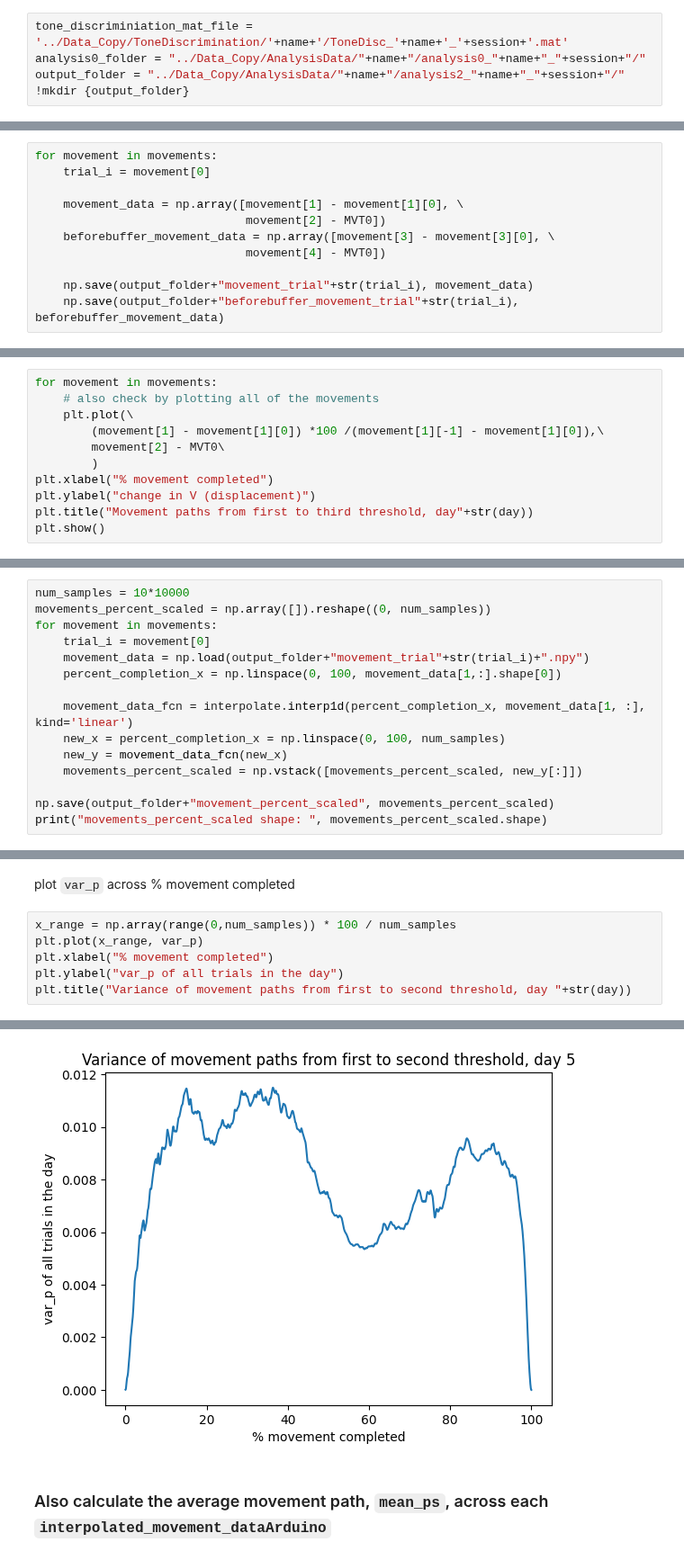
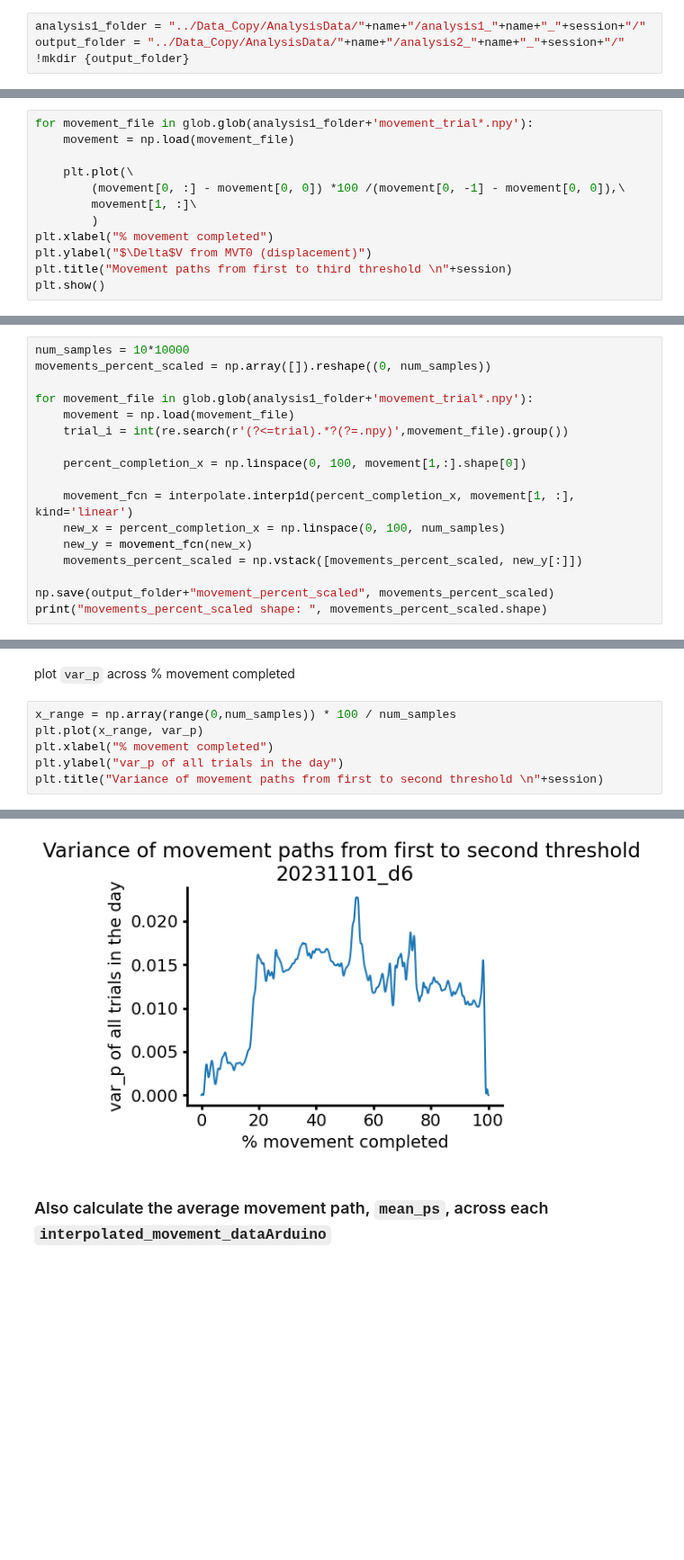
Before and after one commit to paulazoo/behavior, a Jupyter notebook: analysis/analysis2_var_p.ipynb, the cells around one changed output, grey strips where cells are left out. Shown at 90% size. Saved outputs shown, nothing was run; the diff lists cells and outputs as text; blank space fills up the shorter version.

```diff
--- a/analysis/analysis2_var_p.ipynb
+++ b/analysis/analysis2_var_p.ipynb
@@ -36,5 +45,4 @@ day = 5
 # %%
-tone_discriminiation_mat_file = '../Data_Copy/ToneDiscrimination/'+name+'/ToneDisc_'+name+'_'+session+'.mat'
-analysis0_folder = "../Data_Copy/AnalysisData/"+name+"/analysis0_"+name+"_"+session+"/"
+analysis1_folder = "../Data_Copy/AnalysisData/"+name+"/analysis1_"+name+"_"+session+"/"
 output_folder = "../Data_Copy/AnalysisData/"+name+"/analysis2_"+name+"_"+session+"/"
 !mkdir {output_folder}
@@ -219,25 +49,15 @@ plt.show()
-# %%
-for movement in movements:
-    trial_i = movement[0]
-
-    movement_data = np.array([movement[1] - movement[1][0], \
-                              movement[2] - MVT0])
-    beforebuffer_movement_data = np.array([movement[3] - movement[3][0], \
-                              movement[4] - MVT0])
-
-    np.save(output_folder+"movement_trial"+str(trial_i), movement_data)
-    np.save(output_folder+"beforebuffer_movement_trial"+str(trial_i), beforebuffer_movement_data)
 # %% [markdown]
 ### Plot the movement paths across % movement completed as the x-axis
 # %%
-for movement in movements:
-    # also check by plotting all of the movements
+for movement_file in glob.glob(analysis1_folder+'movement_trial*.npy'):
+    movement = np.load(movement_file)
+
     plt.plot(\
-        (movement[1] - movement[1][0]) *100 /(movement[1][-1] - movement[1][0]),\
-        movement[2] - MVT0\
+        (movement[0, :] - movement[0, 0]) *100 /(movement[0, -1] - movement[0, 0]),\
+        movement[1, :]\
         )
 plt.xlabel("% movement completed")
-plt.ylabel("change in V (displacement)")
-plt.title("Movement paths from first to third threshold, day"+str(day))
+plt.ylabel("$\Delta$V from MVT0 (displacement)")
+plt.title("Movement paths from first to third threshold \n"+session)
 plt.show()
 # %% [output]
@@ -252,14 +72,16 @@ Save all of them together in `movements_percent_scaled` and then into "movements
 # %%
 num_samples = 10*10000
 movements_percent_scaled = np.array([]).reshape((0, num_samples))
-for movement in movements:
-    trial_i = movement[0]
-    movement_data = np.load(output_folder+"movement_trial"+str(trial_i)+".npy")
-    percent_completion_x = np.linspace(0, 100, movement_data[1,:].shape[0])
 
-    movement_data_fcn = interpolate.interp1d(percent_completion_x, movement_data[1, :], kind='linear')
+for movement_file in glob.glob(analysis1_folder+'movement_trial*.npy'):
+    movement = np.load(movement_file)
+    trial_i = int(re.search(r'(?<=trial).*?(?=.npy)',movement_file).group())
+
+    percent_completion_x = np.linspace(0, 100, movement[1,:].shape[0])
+
+    movement_fcn = interpolate.interp1d(percent_completion_x, movement[1, :], kind='linear')
     new_x = percent_completion_x = np.linspace(0, 100, num_samples)
-    new_y = movement_data_fcn(new_x)
+    new_y = movement_fcn(new_x)
     movements_percent_scaled = np.vstack([movements_percent_scaled, new_y[:]])
 
 np.save(output_folder+"movement_percent_scaled", movements_percent_scaled)
@@ -278,5 +100,5 @@ x_range = np.array(range(0,num_samples)) * 100 / num_samples
 plt.plot(x_range, var_p)
 plt.xlabel("% movement completed")
 plt.ylabel("var_p of all trials in the day")
-plt.title("Variance of movement paths from first to second threshold, day "+str(day))
+plt.title("Variance of movement paths from first to second threshold \n"+session)
 # %% [output]
@@ -284,4 +106,4 @@ Text(0.5, 1.0, 'Variance of movement paths from first to second threshold, day 5
-[figure, old version]
+[figure, new version]
 # %% [markdown]
 ### Also calculate the average movement path, `mean_ps`, across each `interpolated_movement_dataArduino`
 # %%
```
Also changed, not shown: parts of 18 cells of this notebook, 42 other files.
